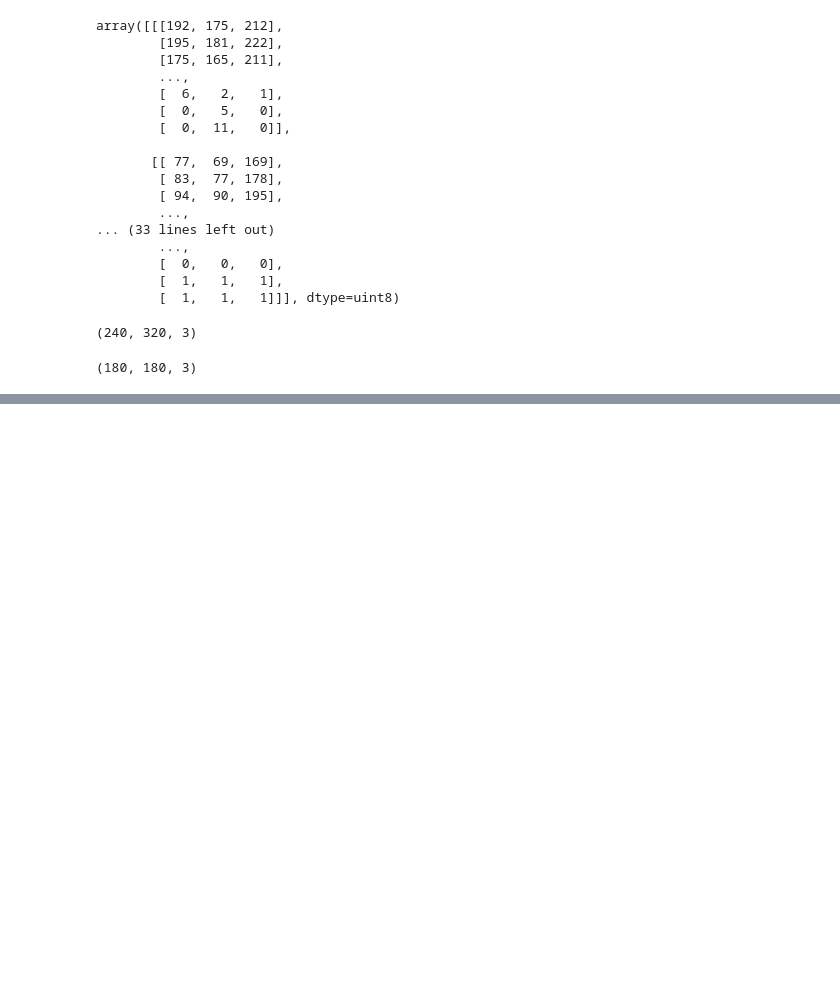
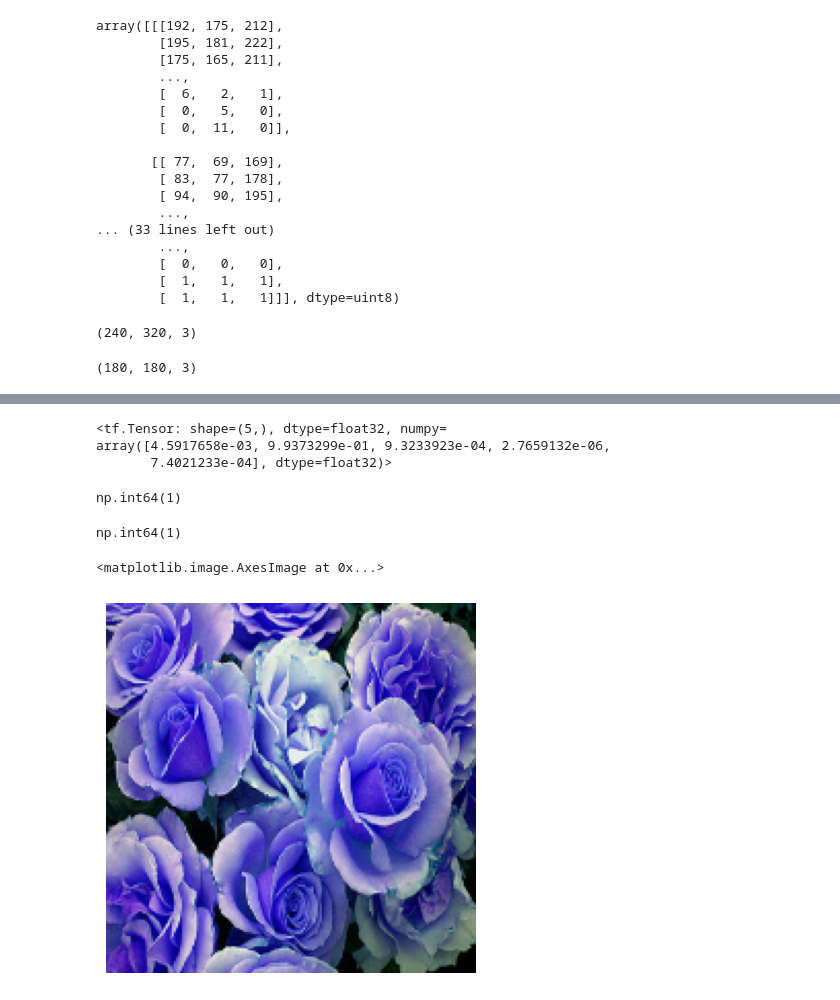
Before and after one commit to robertzengcn/keras-exercise, a Jupyter notebook: 26_data_augmentation/data_augmentation_address_overfiltting.ipynb, the cells around one changed output, grey strips where cells are left out. Drawn from its saved outputs; the diff is of its cells as text; code cells hidden in the pictures; blank space fills up the shorter version.

```diff
--- a/26_data_augmentation/data_augmentation_address_overfiltting.ipynb
+++ b/26_data_augmentation/data_augmentation_address_overfiltting.ipynb
@@ -167,0 +208,3 @@ for flower_name,images in flowers_images_dict.items():
+# %%
+X=np.array(X)
+y=np.array(y)
@@ -167,0 +318,15 @@ for flower_name,images in flowers_images_dict.items():
+# %%
+score=tf.nn.softmax(predictions[0])
+score
+# %% [output]
+<tf.Tensor: shape=(5,), dtype=float32, numpy=
+array([4.5917658e-03, 9.9373299e-01, 9.3233923e-04, 2.7659132e-06,
+       7.4021233e-04], dtype=float32)>
+# %%
+np.argmax(score)
+# %% [output]
+np.int64(1)
+# %%
+y_test[0]
+# %% [output]
+np.int64(1)
@@ -167,0 +338,6 @@ for flower_name,images in flowers_images_dict.items():
+# %%
+plt.axis('off')
+plt.imshow(X[0])
+# %% [output]
+<matplotlib.image.AxesImage at 0x...>
+[figure, added]
```
Also changed, not shown: parts of 19 cells of this notebook.
